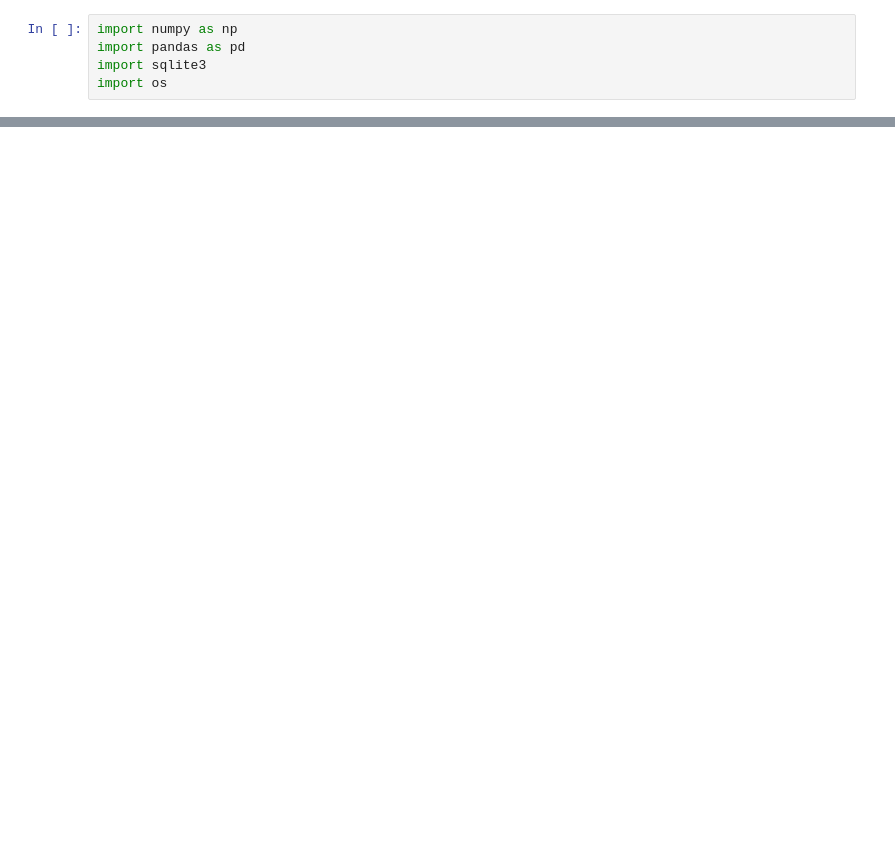
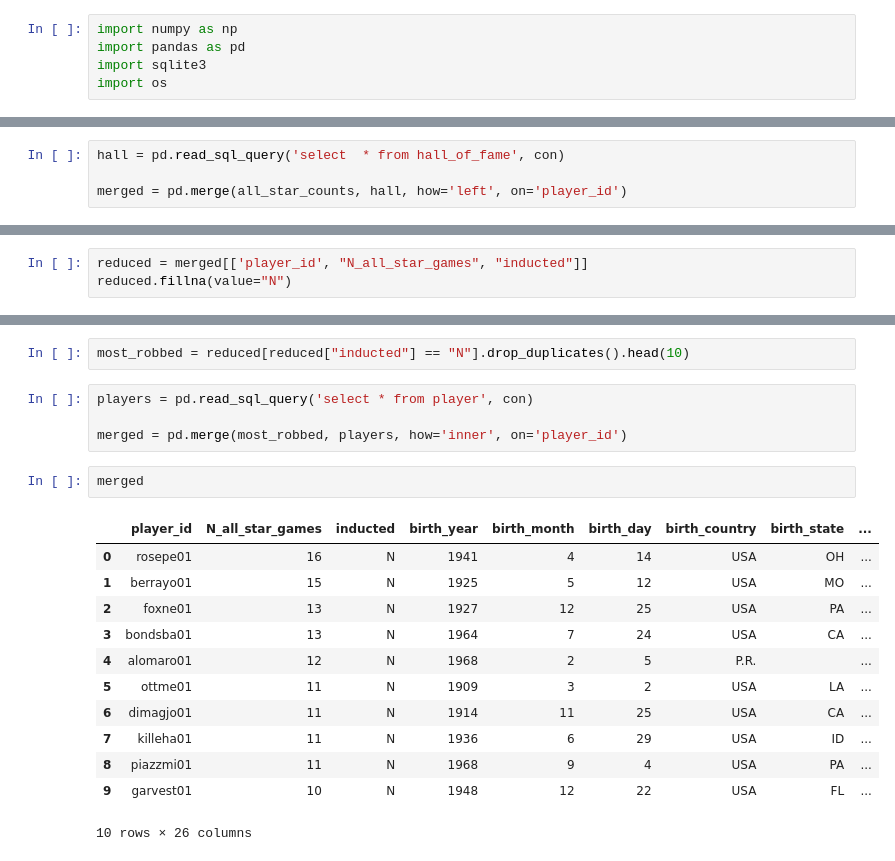
Before and after one commit to AbeHandler/everything, a Jupyter notebook: teaching/3401fall2020/week5/Module-4.2-Relational_data_applications.ipynb, the cells around one changed output, grey strips where cells are left out. Drawn from its saved outputs; the diff is of its cells as text; blank space fills up the shorter version.

```diff
--- a/teaching/3401fall2020/week5/Module-4.2-Relational_data_applications.ipynb
+++ b/teaching/3401fall2020/week5/Module-4.2-Relational_data_applications.ipynb
@@ -99,0 +120,4 @@ lahmans
+# %%
+hall = pd.read_sql_query('select  * from hall_of_fame', con)
+
+merged = pd.merge(all_star_counts, hall, how='left', on='player_id')
@@ -99,0 +137,3 @@ lahmans
+# %%
+reduced = merged[['player_id', "N_all_star_games", "inducted"]]
+reduced.fillna(value="N")
@@ -99,0 +154,21 @@ lahmans
+# %%
+most_robbed = reduced[reduced["inducted"] == "N"].drop_duplicates().head(10)
+# %%
+players = pd.read_sql_query('select * from player', con)
+
+merged = pd.merge(most_robbed, players, how='inner', on='player_id')
+# %%
+merged
+# %% [output]
+|  | player_id | N_all_star_games | inducted | birth_year | birth_month | birth_day | birth_country | birth_state | ... |
+| 0 | rosepe01 | 16 | N | 1941 | 4 | 14 | USA | OH | ... |
+| 1 | berrayo01 | 15 | N | 1925 | 5 | 12 | USA | MO | ... |
+| 2 | foxne01 | 13 | N | 1927 | 12 | 25 | USA | PA | ... |
+| 3 | bondsba01 | 13 | N | 1964 | 7 | 24 | USA | CA | ... |
+| 4 | alomaro01 | 12 | N | 1968 | 2 | 5 | P.R. |  | ... |
+| 5 | ottme01 | 11 | N | 1909 | 3 | 2 | USA | LA | ... |
+| 6 | dimagjo01 | 11 | N | 1914 | 11 | 25 | USA | CA | ... |
+| 7 | killeha01 | 11 | N | 1936 | 6 | 29 | USA | ID | ... |
+| 8 | piazzmi01 | 11 | N | 1968 | 9 | 4 | USA | PA | ... |
+| 9 | garvest01 | 10 | N | 1948 | 12 | 22 | USA | FL | ... |
+10 rows × 26 columns
```
Also changed, not shown: parts of 36 cells of this notebook.
